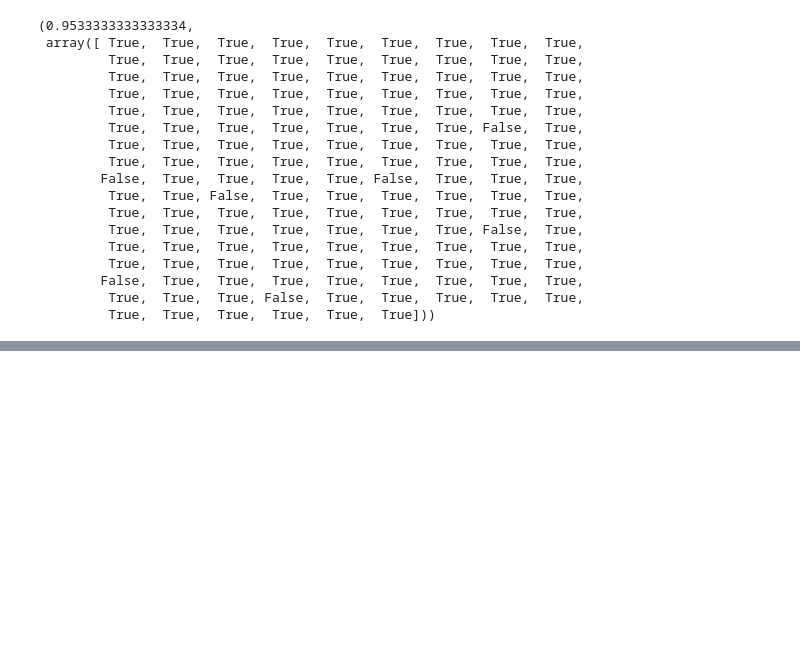
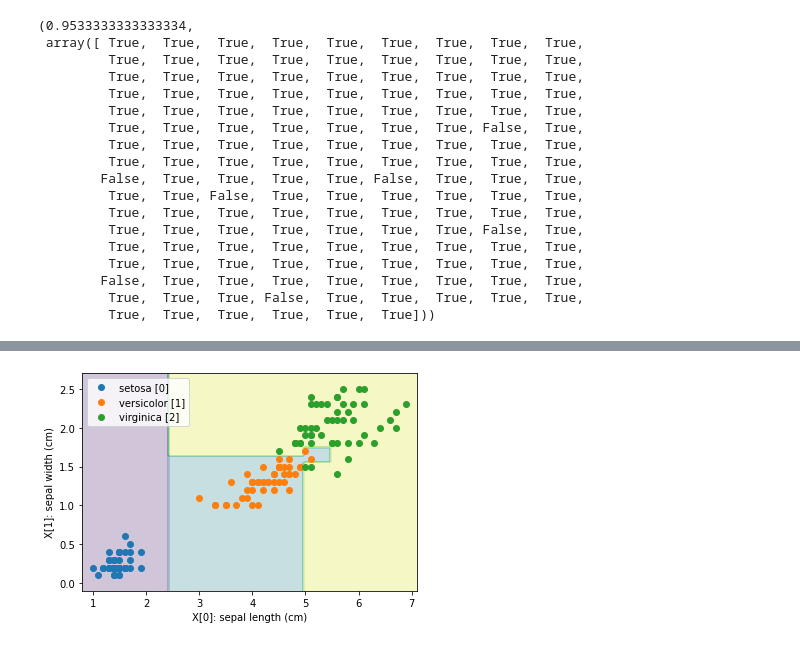
Before and after one commit to lbfiorino/repa-arvore-de-decisao, a Jupyter notebook: arvore.ipynb, the cells around one changed output, grey strips where cells are left out. Drawn from its saved outputs; the diff is of its cells as text; code cells hidden in the pictures; blank space fills up the shorter version.

```diff
--- a/arvore.ipynb
+++ b/arvore.ipynb
@@ -251,0 +275,5 @@ accuracy_score(y, ypred), (ypred == y)
+# %%
+from sklearn.tree import DecisionTreeClassifier
+plotDecisao(DecisionTreeClassifier(), X, y)
+# %% [output]
+[figure, added]
```
Also changed, not shown: parts of 3 cells of this notebook.
